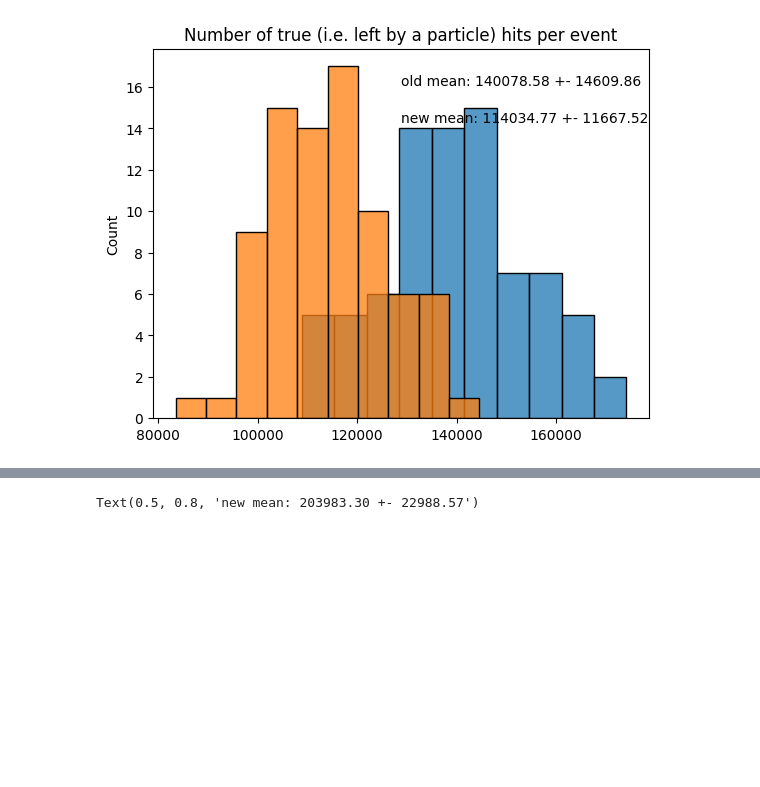
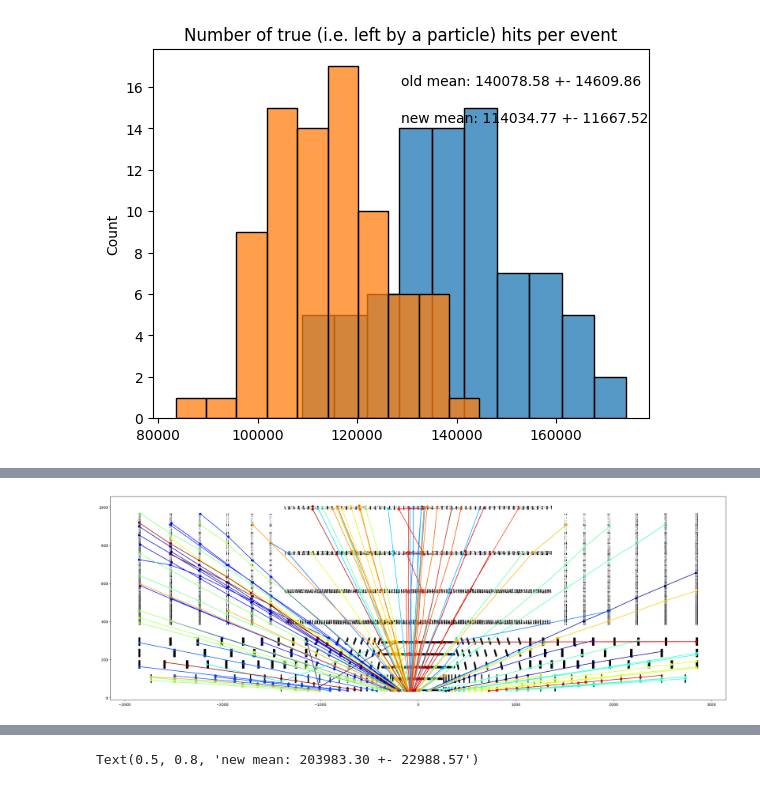
Before and after one commit to GNN4ITkTeam/CommonFramework, a Jupyter notebook: notebooks/testing/6-DM-NewSampleExplore.ipynb, the cells around one changed output, grey strips where cells are left out. Drawn from its saved outputs; the diff is of its cells as text; code cells hidden in the pictures; blank space fills up the shorter version.

```diff
--- a/notebooks/testing/6-DM-NewSampleExplore.ipynb
+++ b/notebooks/testing/6-DM-NewSampleExplore.ipynb
@@ -216,0 +340,10 @@ Text(0.5, 0.8, 'new mean: 114034.77 +- 11667.52')
+# %%
+num_particles = 100
+plt.figure(figsize=(30, 10))
+plt.scatter(sample_old.z, sample_old.r, s=1, c="k", alpha=0.2)
+colors = plt.cm.jet(np.linspace(0, 1, num_particles))
+for i, pid in enumerate(sample_old.particle_id.unique()[:num_particles]):
+    plt.plot(sample_old.z[sample_old.track_edges[:, sample_old.particle_id == pid]], sample_old.r[sample_old.track_edges[:, sample_old.particle_id == pid]], c=colors[i]);
+    plt.scatter(sample_old.z[sample_old.track_edges[:, sample_old.particle_id == pid]], sample_old.r[sample_old.track_edges[:, sample_old.particle_id == pid]], s=30, color=colors[i]);
+# %% [output]
+[figure, added]
```
Also changed, not shown: parts of 60 cells of this notebook, 9 other files.
